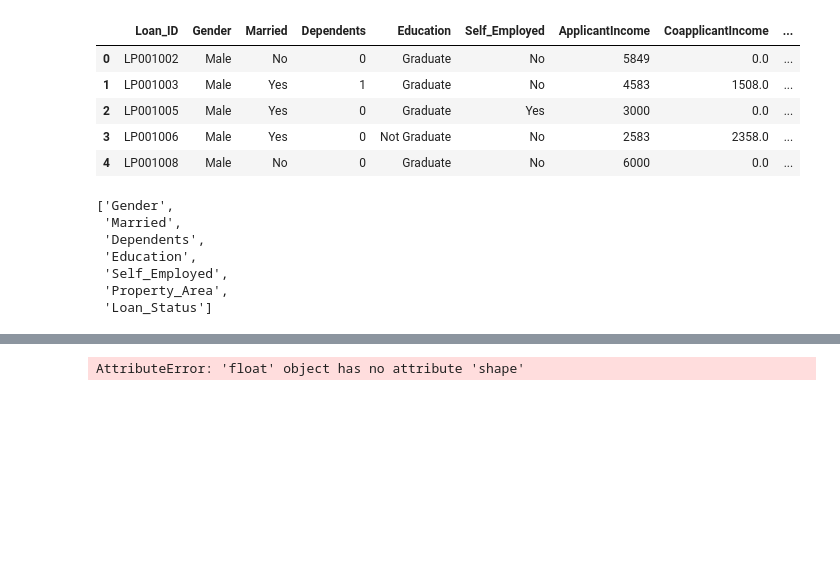
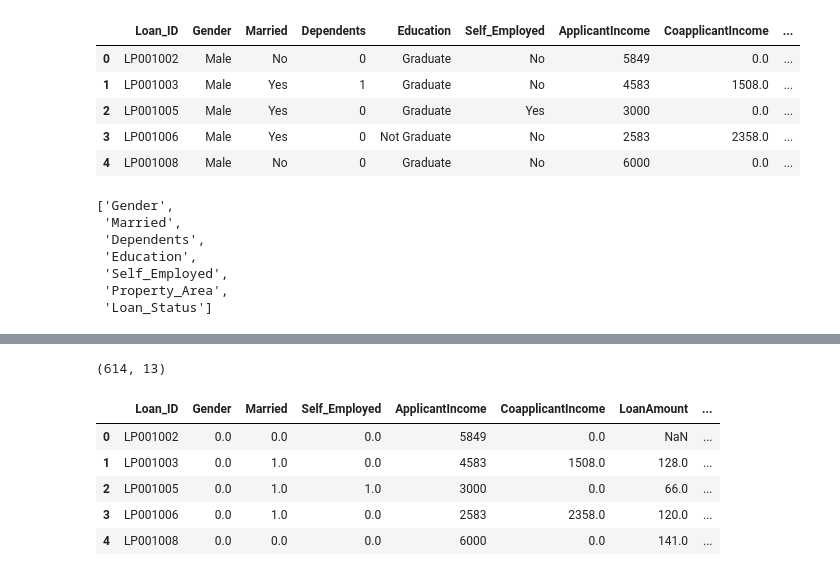
Before and after one commit to imeugeneco/chonggakkimchi, a Jupyter notebook: loan-prediction/loan-prediction.ipynb, the cells around one changed output, grey strips where cells are left out. Drawn from its saved outputs; the diff is of its cells as text; code cells hidden in the pictures; blank space fills up the shorter version.

```diff
--- a/loan-prediction/loan-prediction.ipynb
+++ b/loan-prediction/loan-prediction.ipynb
@@ -312,20 +192,22 @@ sns.countplot(data=ntrain, x='Married', hue='has_child')
-# %%
-for col in ntrain.columns[1:-4]:
-    corr = ntrain['Loan_Status'].corr(ntrain[col])*100
-    print(f"{col}:{abs(corr):.2f}\n")
-# %% [output]
-AttributeError: 'float' object has no attribute 'shape'
 # %%
 from sklearn.preprocessing import LabelBinarizer
 binarizer = LabelBinarizer()
 
-# Dependents
-ntrain.Dependents = ntrain.Dependents.astype(str)
-results = binarizer.fit_transform(ntrain["Dependents"])
-dependents_encoded = pd.DataFrame(results, columns=['0','1','2','3', 'nan'])
+# Property_Area
+ntrain.Property_Area = ntrain.Property_Area.astype(str)
+results = binarizer.fit_transform(ntrain.Property_Area)
+property_area_encoded = pd.DataFrame(results, columns=binarizer.classes_)
+print(ntrain.shape)
 
-ntrain = pd.concat([ntrain, dependents_encoded], axis=1, sort=False)
-ntrain.drop('Dependents', axis=1, inplace=True)
-ntrain.drop('nan', axis=1, inplace=True)
+ntrain = pd.concat([ntrain, property_area_encoded], axis=1, sort=False)
+ntrain.drop('Property_Area', axis=1, inplace=True)
 
 ntrain.head()
+# %% [output]
+(614, 13)
+|  | Loan_ID | Gender | Married | Self_Employed | ApplicantIncome | CoapplicantIncome | LoanAmount | ... |
+| 0 | LP001002 | 0.0 | 0.0 | 0.0 | 5849 | 0.0 | NaN | ... |
+| 1 | LP001003 | 0.0 | 1.0 | 0.0 | 4583 | 1508.0 | 128.0 | ... |
+| 2 | LP001005 | 0.0 | 1.0 | 1.0 | 3000 | 0.0 | 66.0 | ... |
+| 3 | LP001006 | 0.0 | 1.0 | 0.0 | 2583 | 2358.0 | 120.0 | ... |
+| 4 | LP001008 | 0.0 | 0.0 | 0.0 | 6000 | 0.0 | 141.0 | ... |
```
Also changed, not shown: parts of 30 cells of this notebook, 1 other file.
